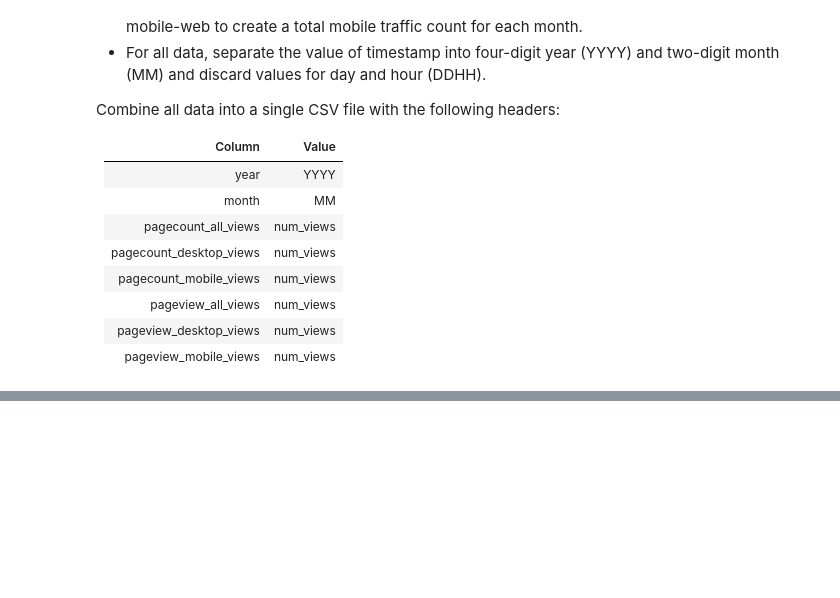
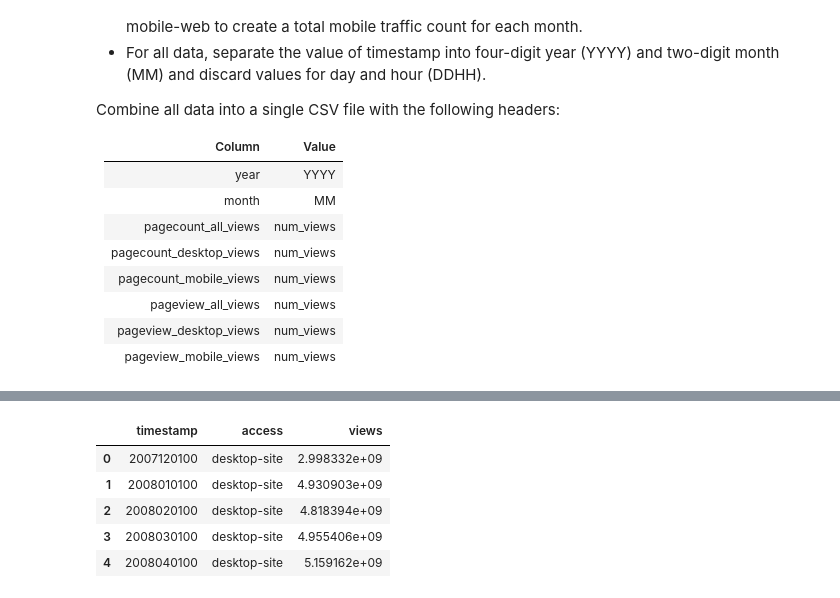
Before and after one commit to emi90/DATA512, a Jupyter notebook: A1/A1_DataCuration.ipynb, the cells around one changed output, grey strips where cells are left out. Cells and saved outputs as stored; diff of their text form; code cells hidden in the pictures; blank space fills up the shorter version.

```diff
--- a/A1/A1_DataCuration.ipynb
+++ b/A1/A1_DataCuration.ipynb
@@ -233,0 +269,9 @@ ImportError: lxml not found, please install it
+# %%
+df1.head()
+# %% [output]
+|  | timestamp | access | views |
+| 0 | 2007120100 | desktop-site | 2.998332e+09 |
+| 1 | 2008010100 | desktop-site | 4.930903e+09 |
+| 2 | 2008020100 | desktop-site | 4.818394e+09 |
+| 3 | 2008030100 | desktop-site | 4.955406e+09 |
+| 4 | 2008040100 | desktop-site | 5.159162e+09 |
```
Also changed, not shown: parts of 6 cells of this notebook.
